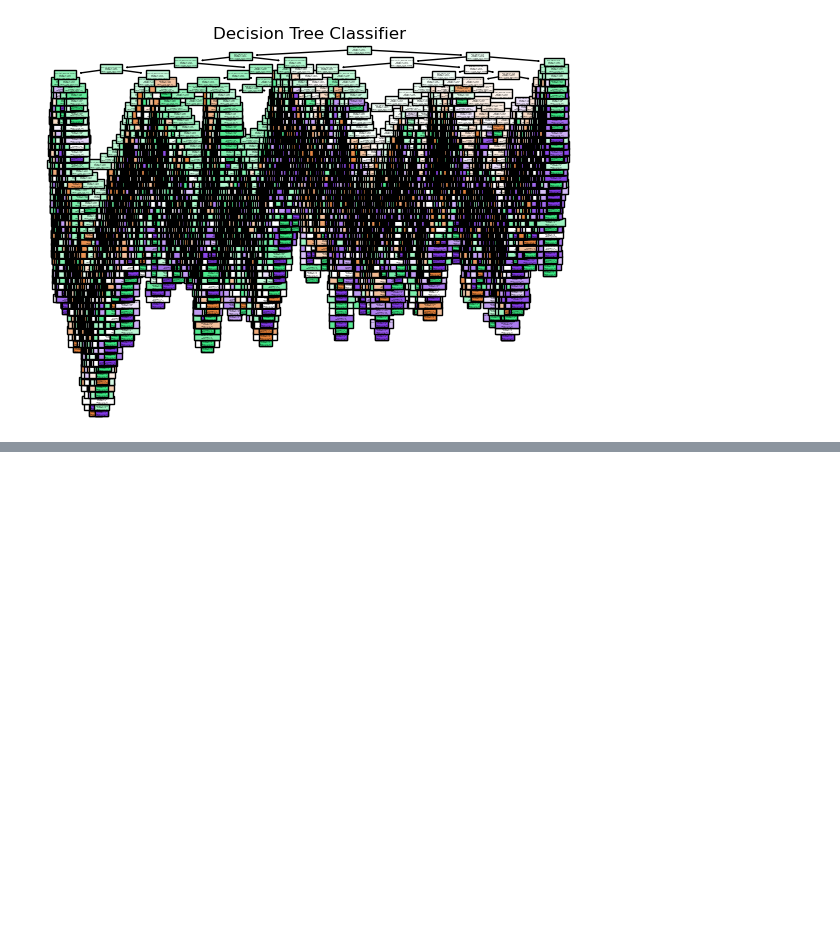
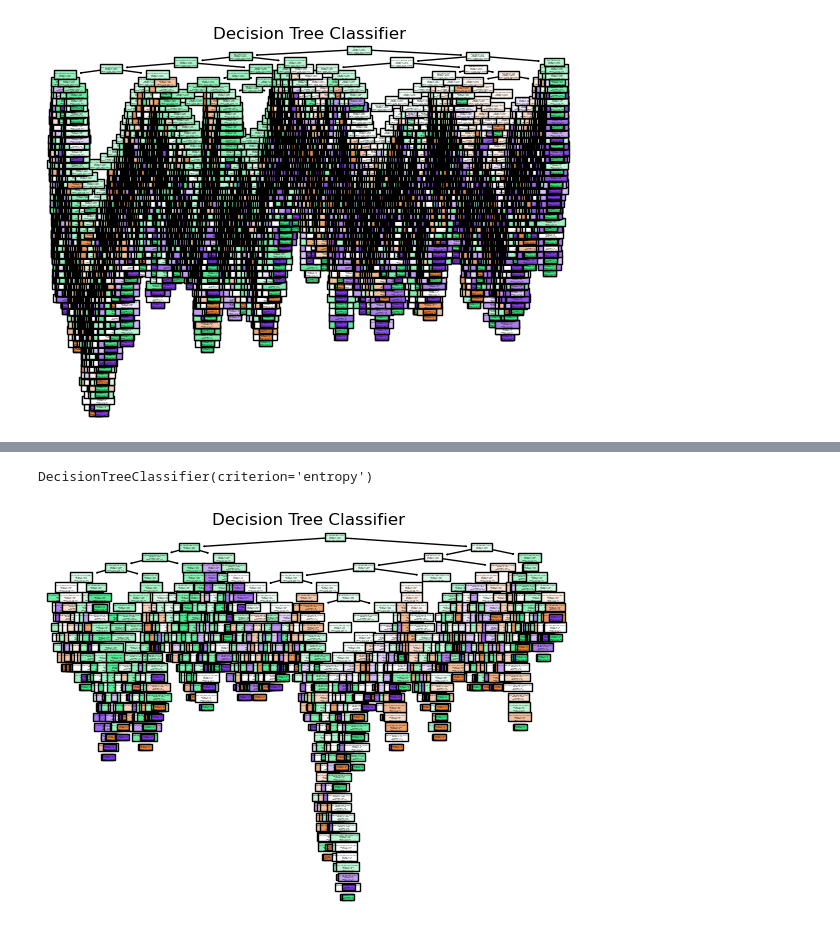
Before and after one commit to YubotKwng/Bookstore-management-Data-Processing, a Jupyter notebook: decision_tree_ml.ipynb, the cells around one changed output, grey strips where cells are left out. Cells and saved outputs as stored; diff of their text form; code cells hidden in the pictures; blank space fills up the shorter version.

```diff
--- a/decision_tree_ml.ipynb
+++ b/decision_tree_ml.ipynb
@@ -142,0 +166,3 @@ KeyError: 'User-Age-Encoded'
+# %%
+sample_df = combined_quality_df.sample(frac = 0.0108, random_state = 42)
+sample_df
@@ -142,0 +195,23 @@ KeyError: 'User-Age-Encoded'
+# %%
+# User City has highest information gain so proceed we choose user city to perform first split on
+
+X = sample_df[['User-City_Encoded','Book-Rating', 'Book-Author-Encode', 'Book-Publisher-Encode','User-Country_Encoded','User-State_Encoded','Year-Of-Publication-Bin-Encode','User-Age-Encoded']]
+y = sample_df['Classification']
+
+dt = DecisionTreeClassifier(criterion='entropy' # we specify entropy for IG
+                           )
+dt.fit(X, y)
+# %% [output]
+DecisionTreeClassifier(criterion='entropy')
+# %%
+plot_tree(dt, # the DT classifier
+          feature_names=['User-City_Encoded','Book-Rating', 'Book-Author-Encode', 'Book-Publisher-Encode','User-Country_Encoded','User-State_Encoded','Year-Of-Publication-Bin-Encode','User-Age-Encoded'], # feature names
+          class_names=['low', 'mid','high'], # class labels
+          filled=True # fill in the rectangles
+         )
+
+plt.title("Decision Tree Classifier")
+
+plt.show()
+# %% [output]
+[figure, added]
```
Also changed, not shown: parts of 12 cells of this notebook, 8 other files.
